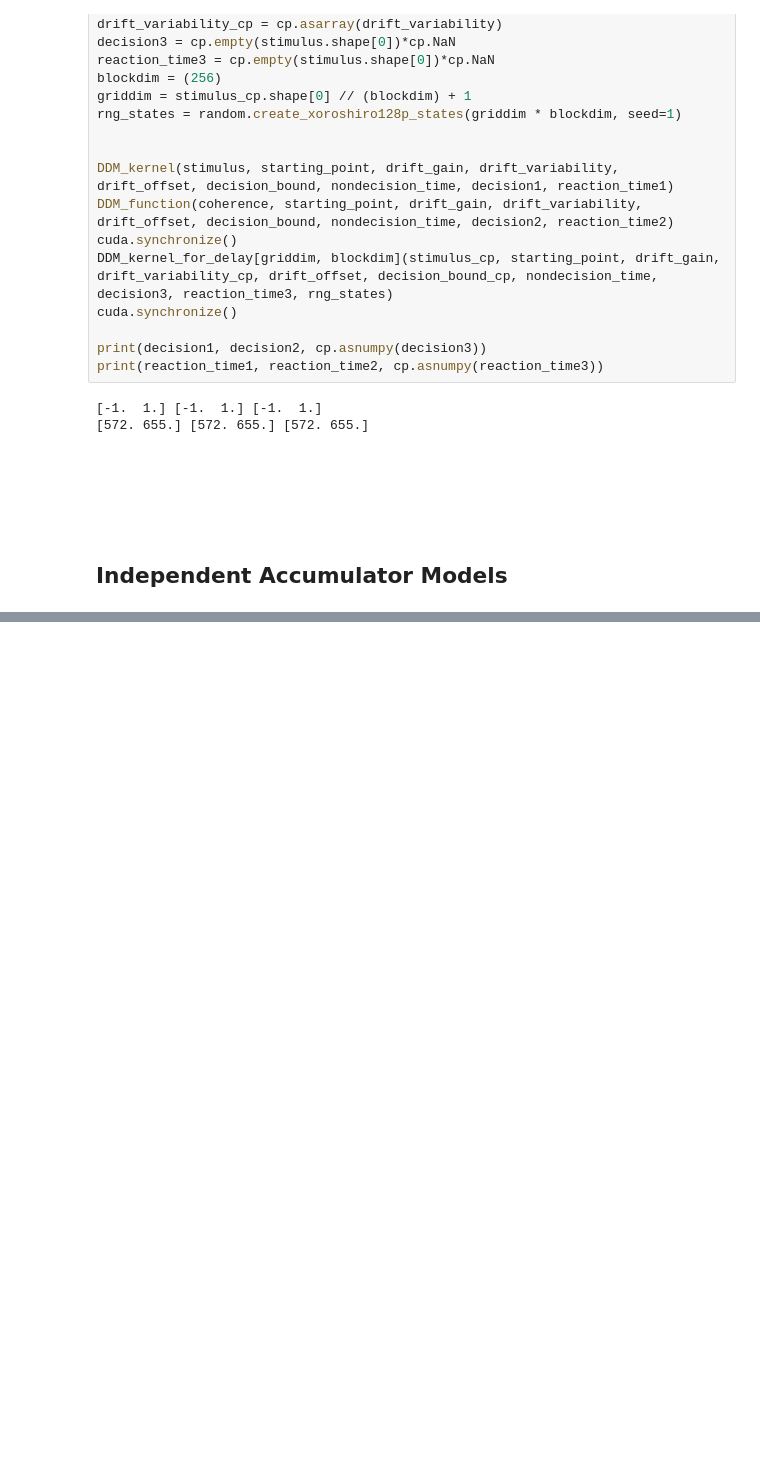
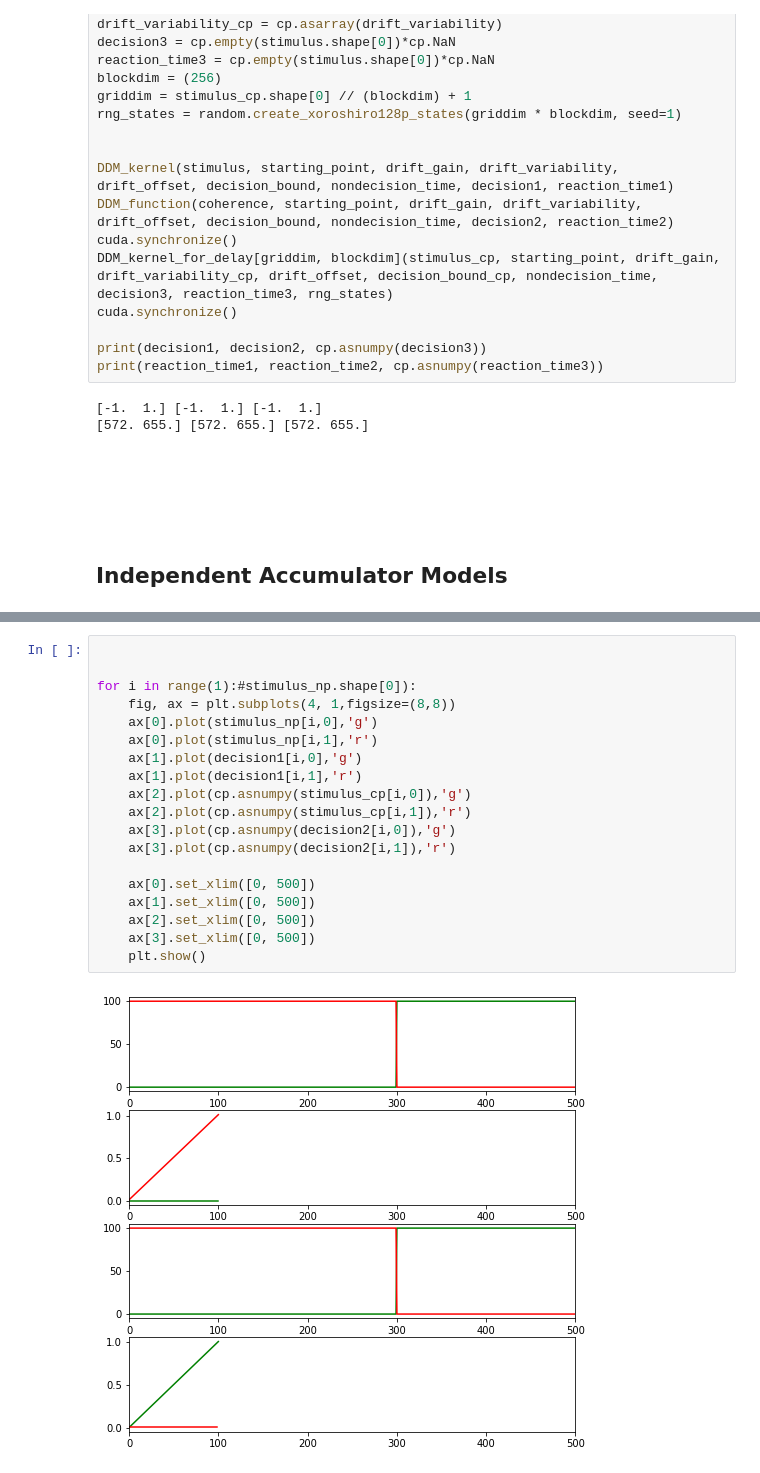
Before and after one commit to vaibrainium/decision-models, a Jupyter notebook: scripts/Decision_Model_Modules.ipynb, the cells around one changed output, grey strips where cells are left out. Saved outputs shown, nothing was run; the diff lists cells and outputs as text; blank space fills up the shorter version.

```diff
--- a/scripts/Decision_Model_Modules.ipynb
+++ b/scripts/Decision_Model_Modules.ipynb
@@ -632,0 +567,21 @@ Wall time: 345 ms
+# %%
+
+
+for i in range(1):#stimulus_np.shape[0]):
+    fig, ax = plt.subplots(4, 1,figsize=(8,8))
+    ax[0].plot(stimulus_np[i,0],'g')
+    ax[0].plot(stimulus_np[i,1],'r')
+    ax[1].plot(decision1[i,0],'g')
+    ax[1].plot(decision1[i,1],'r')
+    ax[2].plot(cp.asnumpy(stimulus_cp[i,0]),'g')
+    ax[2].plot(cp.asnumpy(stimulus_cp[i,1]),'r')
+    ax[3].plot(cp.asnumpy(decision2[i,0]),'g')
+    ax[3].plot(cp.asnumpy(decision2[i,1]),'r')
+
+    ax[0].set_xlim([0, 500])
+    ax[1].set_xlim([0, 500])
+    ax[2].set_xlim([0, 500])
+    ax[3].set_xlim([0, 500])
+    plt.show()
+# %% [output]
+[figure, added]
```
Also changed, not shown: parts of 7 cells of this notebook, 1 other file.
